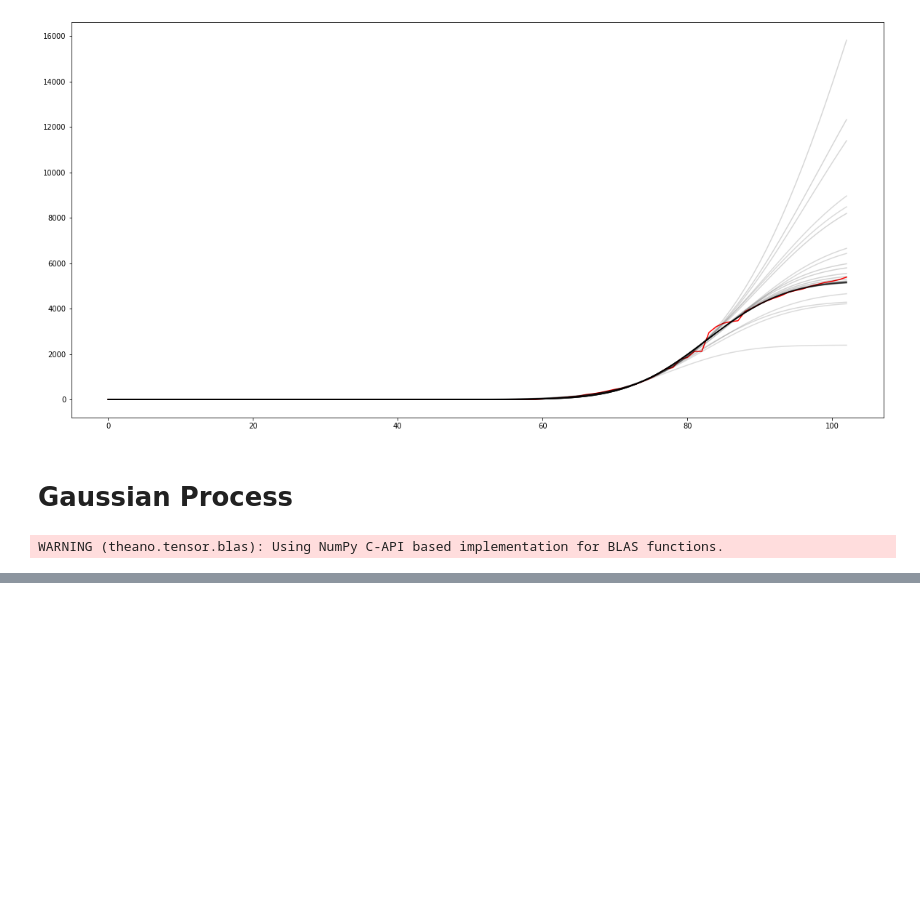
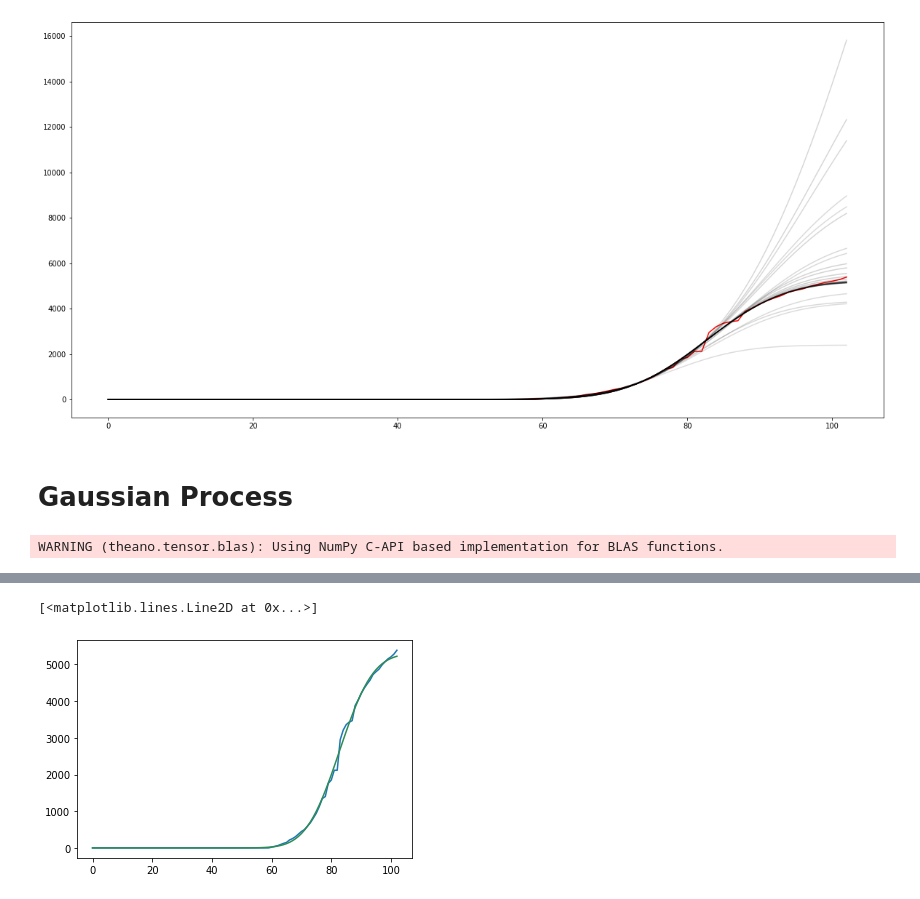
Before and after one commit to danielnee2/SKTW, a Jupyter notebook: TC/Gaussian Process.ipynb, the cells around one changed output, grey strips where cells are left out. Drawn from its saved outputs; the diff is of its cells as text; code cells hidden in the pictures; blank space fills up the shorter version.

```diff
--- a/TC/Gaussian Process.ipynb
+++ b/TC/Gaussian Process.ipynb
@@ -117,0 +144,6 @@ az.plot_trace(trace);
+# %%
+plt.plot(t_vec, data)
+plt.plot(t_vec, means[0] * (1 + erf(means[1] * (np.array(t_vec) - means[2]))), color='seagreen')
+# %% [output]
+[<matplotlib.lines.Line2D at 0x...>]
+[figure, added]
```
Also changed, not shown: parts of 12 cells of this notebook, 7 other files.
